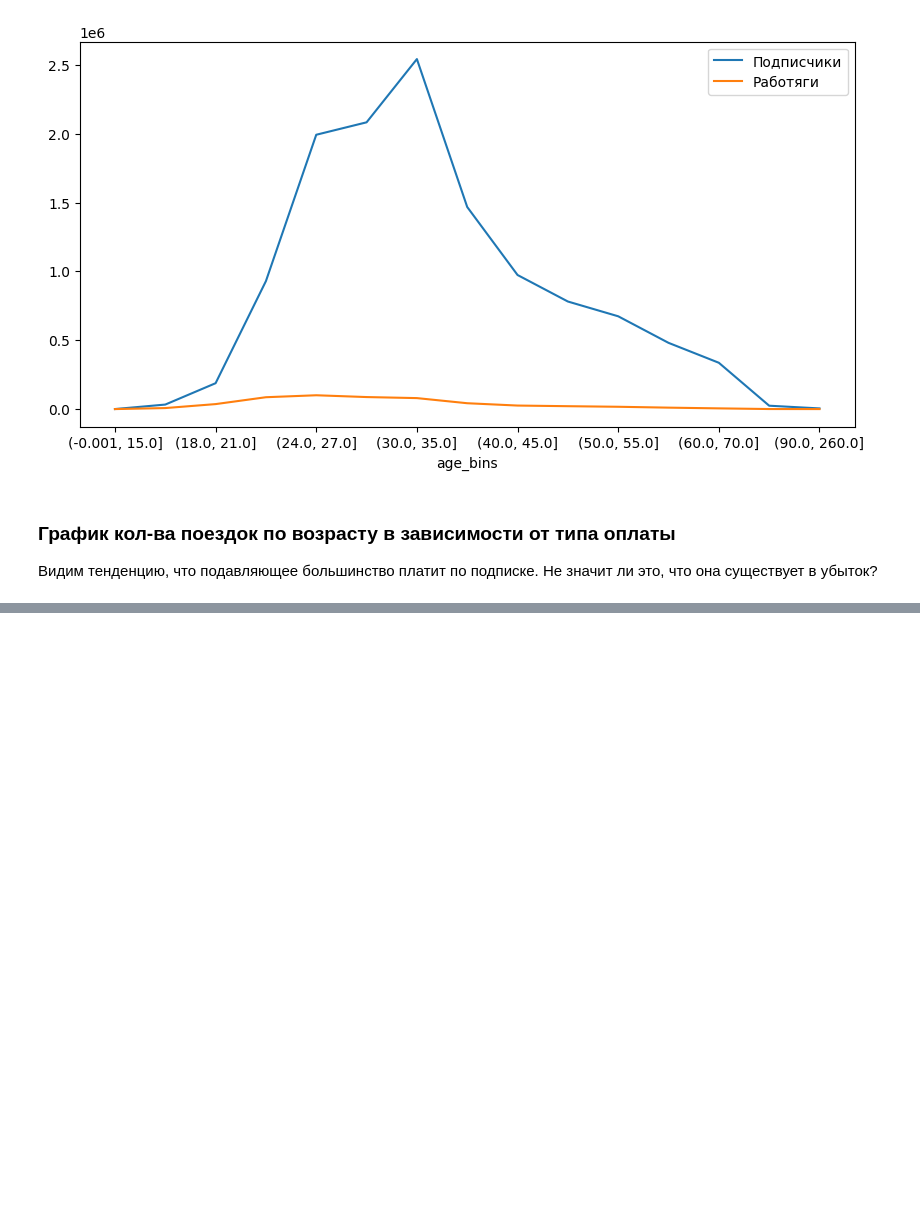
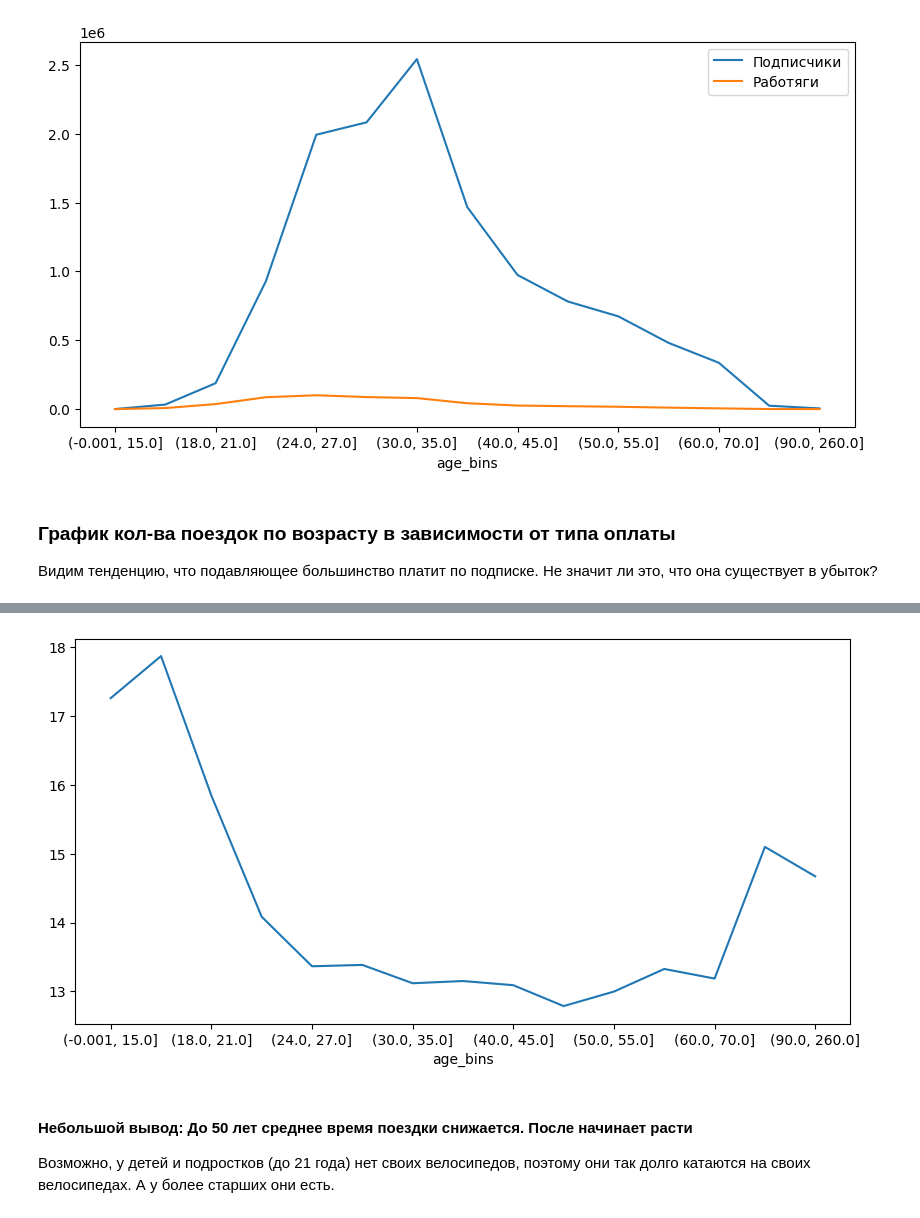
Before and after one commit to Konstantin-Kalug/yandex_bigdata_intensive, a Jupyter notebook: analyze_audience.ipynb, the cells around one changed output, grey strips where cells are left out. Saved outputs shown, nothing was run; the diff lists cells and outputs as text; code cells hidden in the pictures; blank space fills up the shorter version.

Commit message:
График ср. время поездки - возраст

```diff
--- a/age_payment.ipynb
+++ b/analyze_audience.ipynb
@@ -86,3 +88,16 @@ plt.show()
 ### График кол-ва поездок по возрасту в зависимости от типа оплаты
 
 Видим тенденцию, что подавляющее большинство платит по подписке. Не значит ли это, что она существует в убыток?
+# %%
+age_time = df[['age', 'starttime', 'endtime']]
+age_time['starttime'] = pd.to_datetime(age_time['starttime'])
+age_time['endtime'] = pd.to_datetime(age_time['endtime'])
+age_time['duration'] = round((age_time['endtime'] - age_time['starttime']).dt.seconds / 60)
+age_time = age_time[['age', 'duration']]
+
+age_bins = pd.cut(age_time['age'],
+                  [0, 15, 18, 21, 24, 27, 30, 35, 40, 45, 50, 55, 60, 70, 90, age_time['age'].max()],
+                  include_lowest=True)
+age_time['age_bins'] = age_bins
+age_time = age_time.dropna().groupby('age_bins')['duration'].mean()
+age_time
@@ -88,0 +137,9 @@ plt.show()
+# %%
+plt.figure(figsize=(10, 5))
+age_time.plot()
+plt.show()
+# %% [output]
+[figure, added]
+# %% [markdown]
+#### Небольшой вывод: До 50 лет среднее время поездки снижается. После начинает расти
+Возможно, у детей и подростков (до 21 года) нет своих велосипедов, поэтому они так долго катаются на своих велосипедах. А у более старших они есть.
```
Also changed, not shown: parts of 4 cells of this notebook, 3 other files.
